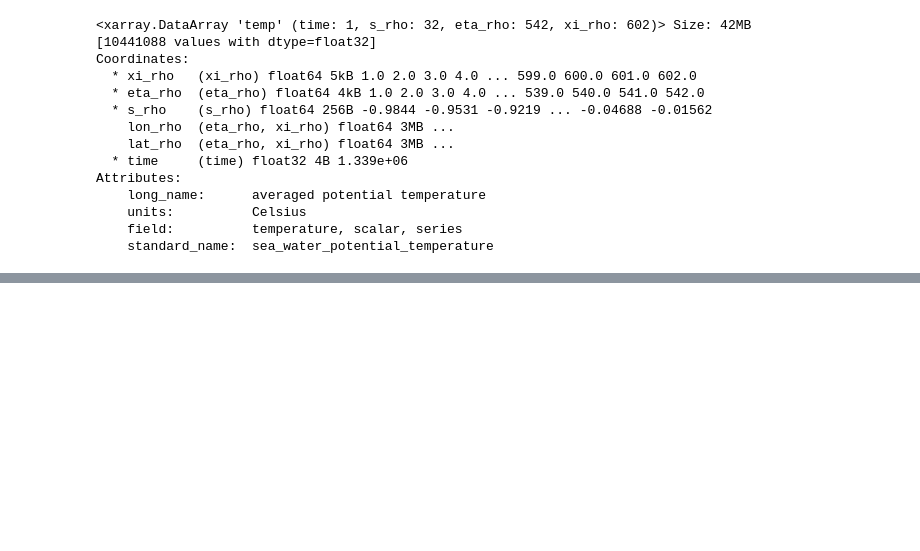
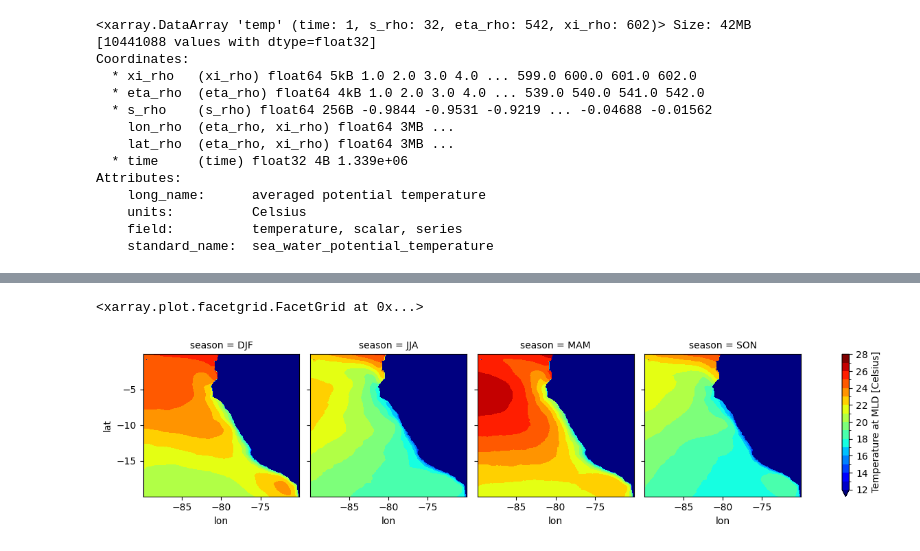
Before and after one commit to danliba/Upwelling_paper, a Jupyter notebook: temp_extraction.ipynb, the cells around one changed output, grey strips where cells are left out. Saved outputs shown, nothing was run; the diff lists cells and outputs as text; code cells hidden in the pictures; blank space fills up the shorter version.

```diff
--- a/temp_extraction.ipynb
+++ b/temp_extraction.ipynb
@@ -119,0 +394,9 @@ Attributes:
+# %%
+def seasonality(data):
+    return data.groupby('time.season').mean(dim='time')
+# %%
+seasonality(temp_mld_all).sel(
+    lat=slice(-20,0),lon=slice(-90,-70)).plot.contourf(x="lon", y="lat", vmin=12,vmax=28,levels=17,col="season", cmap='jet')
+# %% [output]
+<xarray.plot.facetgrid.FacetGrid at 0x...>
+[figure, added]
```
Also changed, not shown: parts of 10 cells of this notebook, 3 other files.
